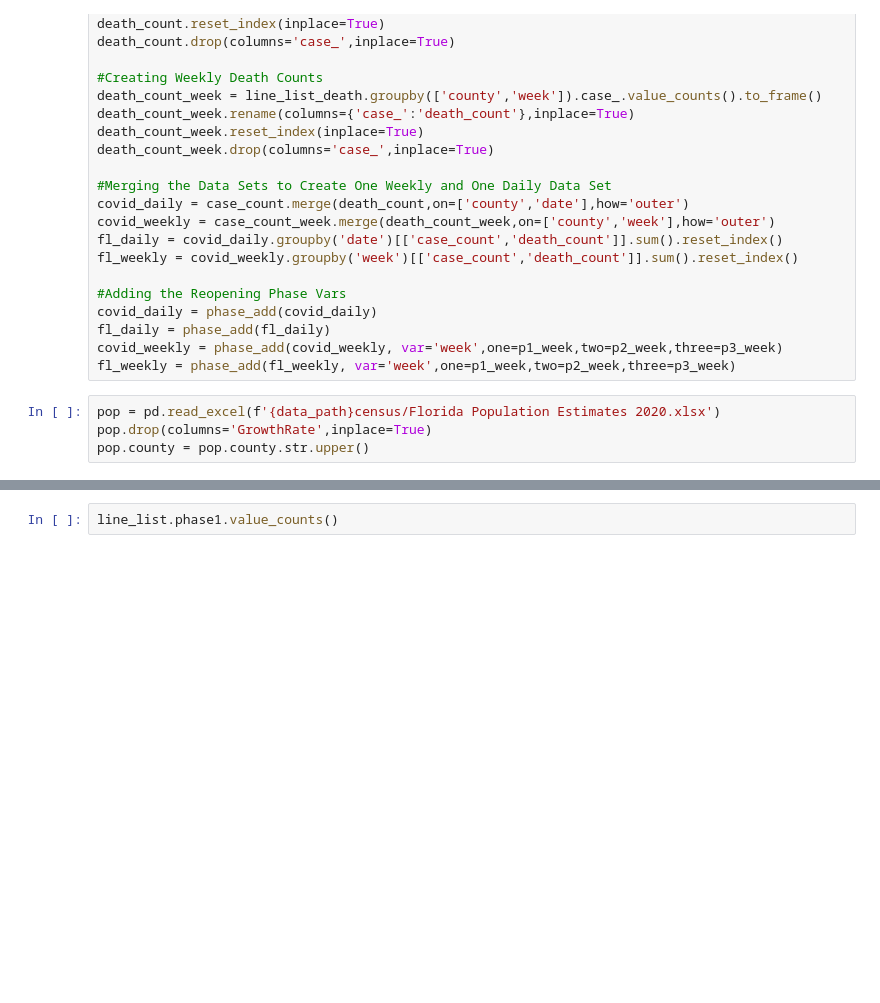
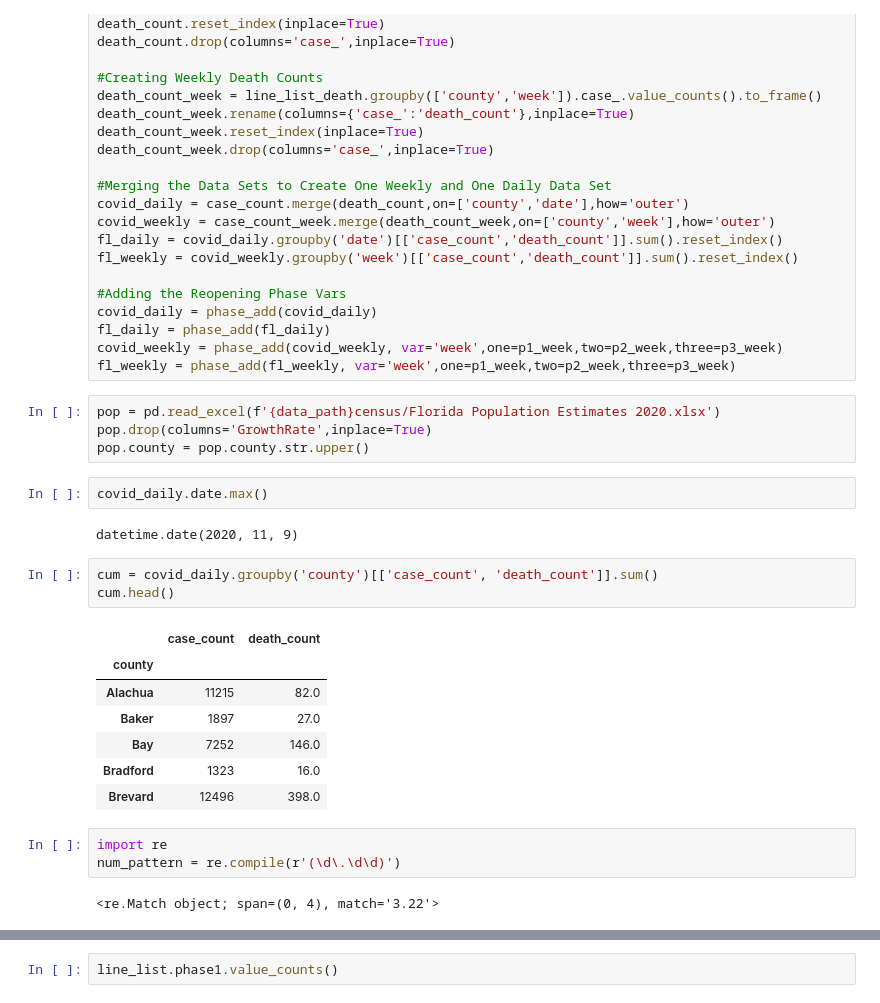
Before and after one commit to chacreton190/COVID-19-Project, a Jupyter notebook: Code/Updated Analsysis (Line List Data) 10-30-20.ipynb, the cells around one changed output, grey strips where cells are left out. Saved outputs shown, nothing was run; the diff lists cells and outputs as text; blank space fills up the shorter version.

```diff
--- a/Code/Updated Analsysis (Line List Data) 10-30-20.ipynb
+++ b/Code/Updated Analsysis (Line List Data) 10-30-20.ipynb
@@ -281,3 +281,23 @@ fl_weekly = phase_add(fl_weekly, var='week',one=p1_week,two=p2_week,three=p3_wee
 pop = pd.read_excel(f'{data_path}census/Florida Population Estimates 2020.xlsx')
 pop.drop(columns='GrowthRate',inplace=True)
 pop.county = pop.county.str.upper()
+# %%
+covid_daily.date.max()
+# %% [output]
+datetime.date(2020, 11, 9)
+# %%
+cum = covid_daily.groupby('county')[['case_count', 'death_count']].sum()
+cum.head()
+# %% [output]
+|  | case_count | death_count |
+| county |  |  |
+| Alachua | 11215 | 82.0 |
+| Baker | 1897 | 27.0 |
+| Bay | 7252 | 146.0 |
+| Bradford | 1323 | 16.0 |
+| Brevard | 12496 | 398.0 |
+# %%
+import re
+num_pattern = re.compile(r'(\d\.\d\d)')
+# %% [output]
+<re.Match object; span=(0, 4), match='3.22'>
```
Also changed, not shown: parts of 8 cells of this notebook, 1 other file.
